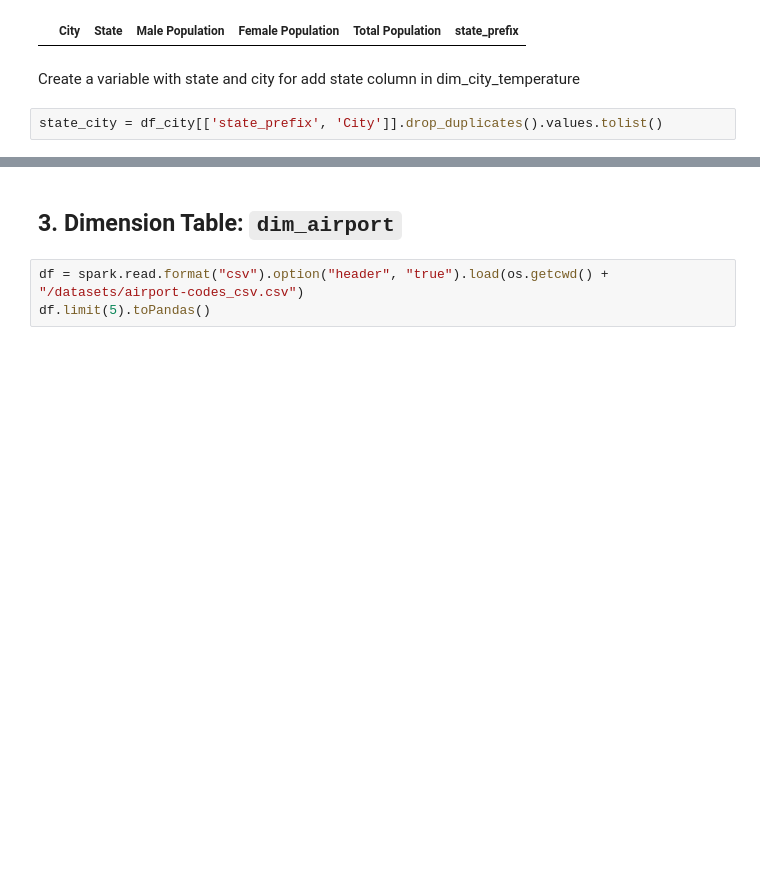
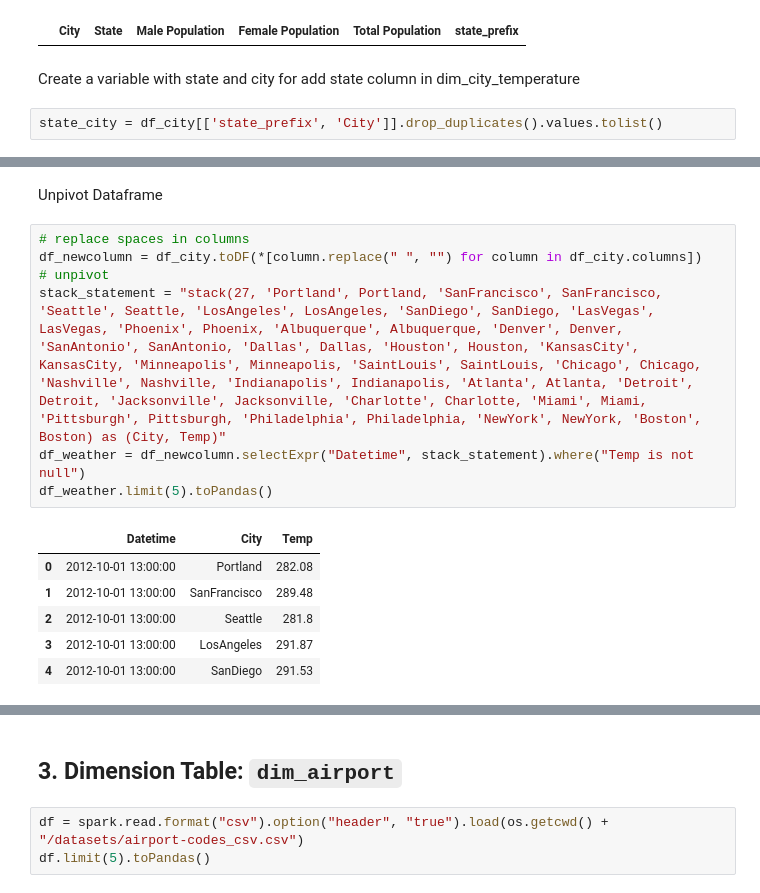
Before and after one commit to kennycontreras/us_national_tourism, a Jupyter notebook: us_national_tourism.ipynb, the cells around one changed output, grey strips where cells are left out. Saved outputs shown, nothing was run; the diff lists cells and outputs as text; blank space fills up the shorter version.

```diff
--- a/us_national_tourism.ipynb
+++ b/us_national_tourism.ipynb
@@ -186,0 +153,16 @@ Change `dt` type column to `DateType`
+# %% [markdown]
+Unpivot Dataframe
+# %%
+# replace spaces in columns
+df_newcolumn = df_city.toDF(*[column.replace(" ", "") for column in df_city.columns])
+# unpivot
+stack_statement = "stack(27, 'Portland', Portland, 'SanFrancisco', SanFrancisco, 'Seattle', Seattle, 'LosAngeles', LosAngeles, 'SanDiego', SanDiego, 'LasVegas', LasVegas, 'Phoenix', Phoenix, 'Albuquerque', Albuquerque, 'Denver', Denver, 'SanAntonio', SanAntonio, 'Dallas', Dallas, 'Houston', Houston, 'KansasCity', KansasCity, 'Minneapolis', Minneapolis, 'SaintLouis', SaintLouis, 'Chicago', Chicago, 'Nashville', Nashville, 'Indianapolis', Indianapolis, 'Atlanta', Atlanta, 'Detroit', Detroit, 'Jacksonville', Jacksonville, 'Charlotte', Charlotte, 'Miami', Miami, 'Pittsburgh', Pittsburgh, 'Philadelphia', Philadelphia, 'NewYork', NewYork, 'Boston', Boston) as (City, Temp)"
+df_weather = df_newcolumn.selectExpr("Datetime", stack_statement).where("Temp is not null")
+df_weather.limit(5).toPandas()
+# %% [output]
+|  | Datetime | City | Temp |
+| 0 | 2012-10-01 13:00:00 | Portland | 282.08 |
+| 1 | 2012-10-01 13:00:00 | SanFrancisco | 289.48 |
+| 2 | 2012-10-01 13:00:00 | Seattle | 281.8 |
+| 3 | 2012-10-01 13:00:00 | LosAngeles | 291.87 |
+| 4 | 2012-10-01 13:00:00 | SanDiego | 291.53 |
```
Also changed, not shown: parts of 27 cells of this notebook.
